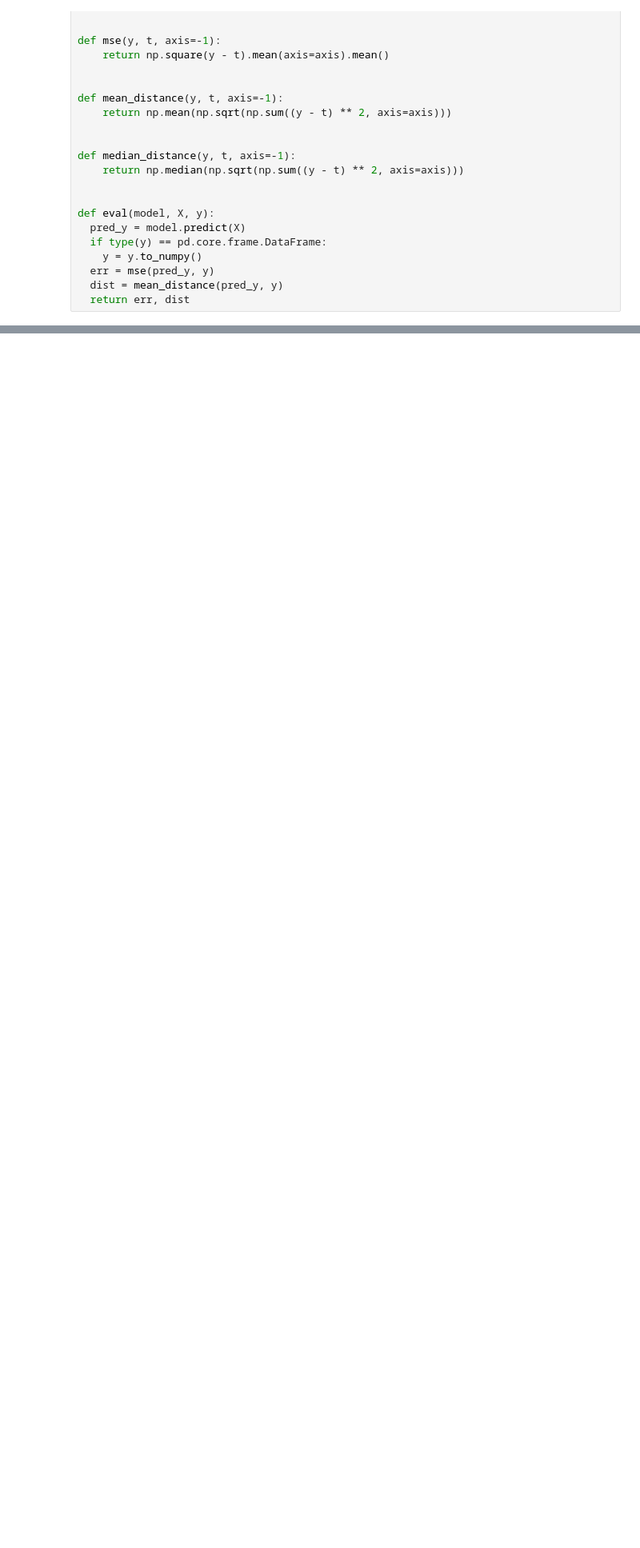
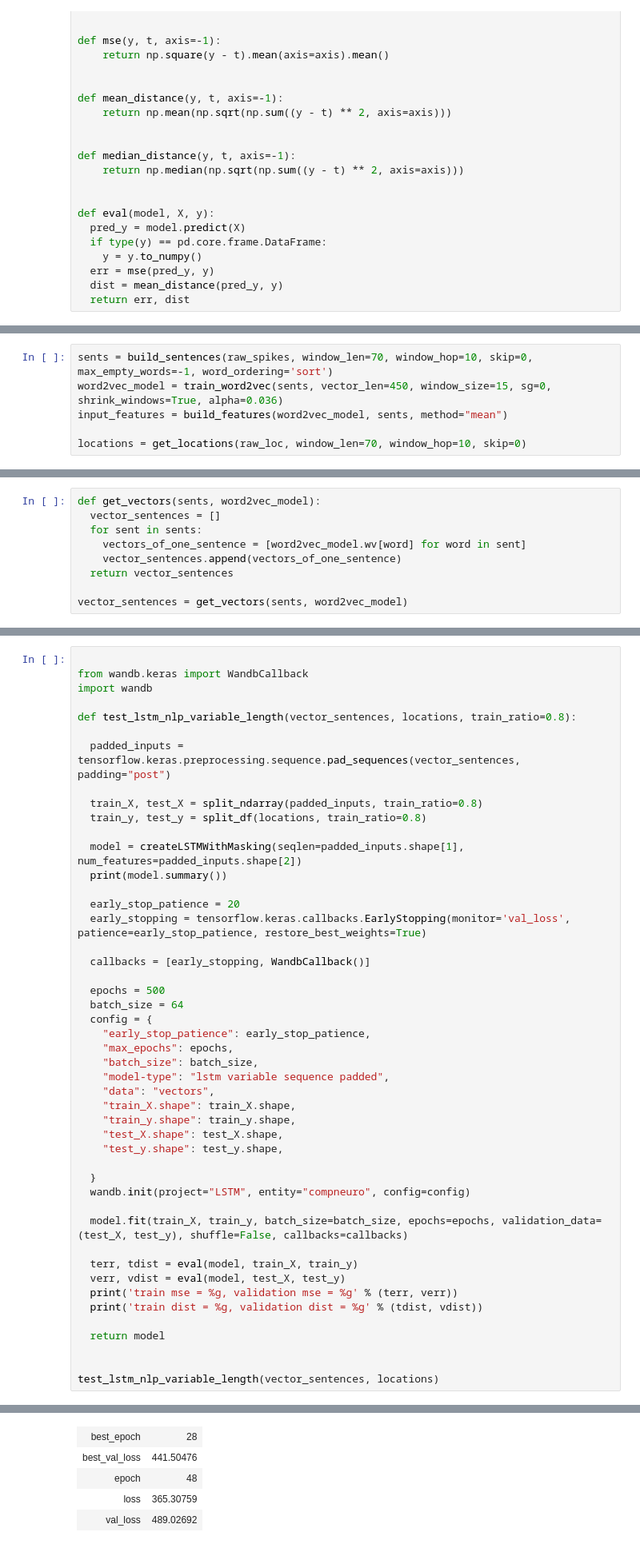
Before and after one commit to kristjanr/RatGPS, a Jupyter notebook: 2D/RatGpsNLP.ipynb, the cells around one changed output, grey strips where cells are left out. Shown at 80% size. Drawn from its saved outputs; the diff is of its cells as text; blank space fills up the shorter version.

```diff
--- a/2D/RatGpsNLP.ipynb
+++ b/2D/RatGpsNLP.ipynb
@@ -613,0 +659,6 @@ train dist = 7.09984, validation dist = 23.5126
+# %%
+sents = build_sentences(raw_spikes, window_len=70, window_hop=10, skip=0, max_empty_words=-1, word_ordering='sort')
+word2vec_model = train_word2vec(sents, vector_len=450, window_size=15, sg=0, shrink_windows=True, alpha=0.036)
+input_features = build_features(word2vec_model, sents, method="mean")
+
+locations = get_locations(raw_loc, window_len=70, window_hop=10, skip=0)
@@ -647,0 +830,9 @@ train dist = 17.617, validation dist = 22.2418
+# %%
+def get_vectors(sents, word2vec_model):
+  vector_sentences = []
+  for sent in sents:
+    vectors_of_one_sentence = [word2vec_model.wv[word] for word in sent]
+    vector_sentences.append(vectors_of_one_sentence)
+  return vector_sentences
+
+vector_sentences = get_vectors(sents, word2vec_model)
@@ -647,0 +865,48 @@ train dist = 17.617, validation dist = 22.2418
+# %%
+
+from wandb.keras import WandbCallback
+import wandb
+
+def test_lstm_nlp_variable_length(vector_sentences, locations, train_ratio=0.8):
+
+  padded_inputs = tensorflow.keras.preprocessing.sequence.pad_sequences(vector_sentences, padding="post")
+
+  train_X, test_X = split_ndarray(padded_inputs, train_ratio=0.8)
+  train_y, test_y = split_df(locations, train_ratio=0.8)
+
+  model = createLSTMWithMasking(seqlen=padded_inputs.shape[1], num_features=padded_inputs.shape[2])
+  print(model.summary())
+
+  early_stop_patience = 20
+  early_stopping = tensorflow.keras.callbacks.EarlyStopping(monitor='val_loss', patience=early_stop_patience, restore_best_weights=True)
+
+  callbacks = [early_stopping, WandbCallback()]
+
+  epochs = 500
+  batch_size = 64
+  config = {
+    "early_stop_patience": early_stop_patience,
+    "max_epochs": epochs,
+    "batch_size": batch_size,
+    "model-type": "lstm variable sequence padded",
+    "data": "vectors",
+    "train_X.shape": train_X.shape,
+    "train_y.shape": train_y.shape,
+    "test_X.shape": test_X.shape,
+    "test_y.shape": test_y.shape,
+
+  }
+  wandb.init(project="LSTM", entity="compneuro", config=config)
+
+  model.fit(train_X, train_y, batch_size=batch_size, epochs=epochs, validation_data=(test_X, test_y), shuffle=False, callbacks=callbacks)
+
+  terr, tdist = eval(model, train_X, train_y)
+  verr, vdist = eval(model, test_X, test_y)
+  print('train mse = %g, validation mse = %g' % (terr, verr))
+  print('train dist = %g, validation dist = %g' % (tdist, vdist))
+
+  return model
+
+
+test_lstm_nlp_variable_length(vector_sentences, locations)
+# %% [output]
@@ -647,0 +920,5 @@ train dist = 17.617, validation dist = 22.2418
+| best_epoch | 28 |
+| best_val_loss | 441.50476 |
+| epoch | 48 |
+| loss | 365.30759 |
+| val_loss | 489.02692 |
```
Also changed, not shown: parts of 21 cells of this notebook.
